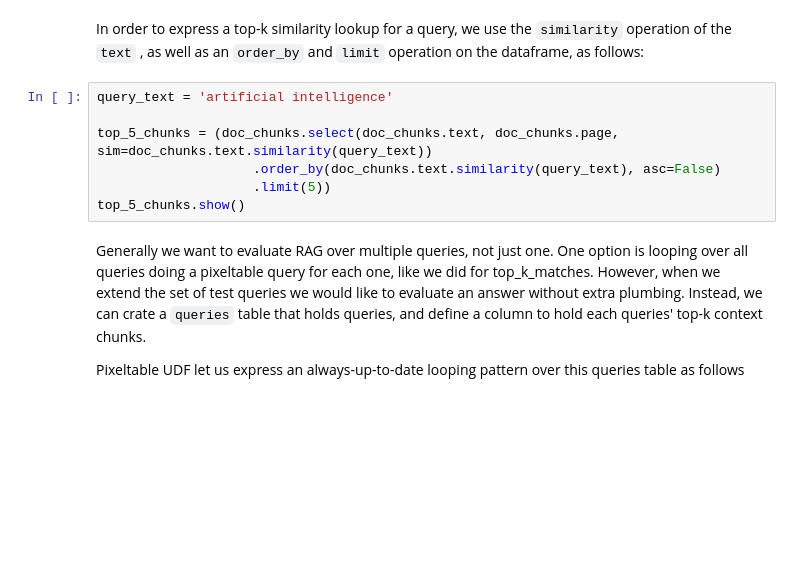
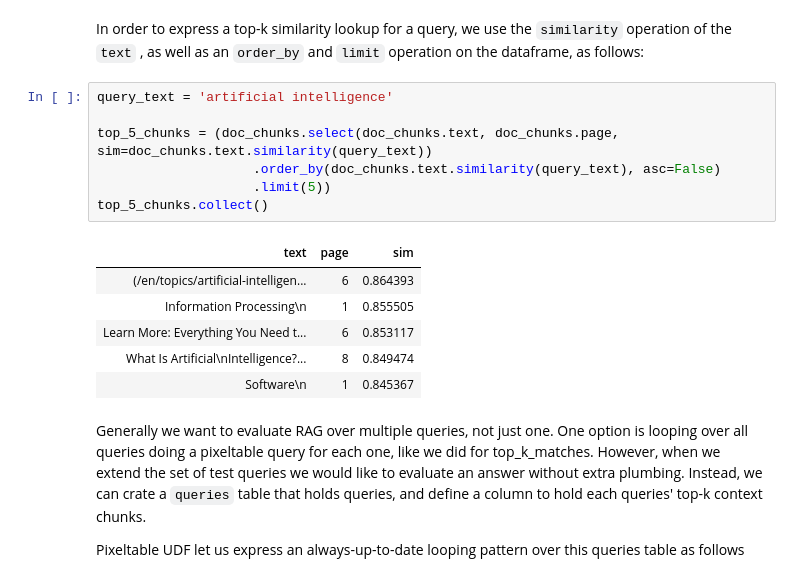
Before and after one commit to orm011/pixeltable, a Jupyter notebook: docs/tutorials/document-demo-anm.ipynb, the cells around one changed output. Cells and saved outputs as stored; diff of their text form; blank space fills up the shorter version.

```diff
--- a/docs/tutorials/document-demo-anm.ipynb
+++ b/docs/tutorials/document-demo-anm.ipynb
@@ -211,10 +213,17 @@ In order to express a top-k similarity lookup for a query, we use the `similarit
 # %%
 query_text = 'artificial intelligence'
 
 top_5_chunks = (doc_chunks.select(doc_chunks.text, doc_chunks.page, sim=doc_chunks.text.similarity(query_text))
                     .order_by(doc_chunks.text.similarity(query_text), asc=False)
                     .limit(5))
-top_5_chunks.show()
+top_5_chunks.collect()
+# %% [output]
+| text | page | sim |
+| (/en/topics/artificial-intelligen... | 6 | 0.864393 |
+| Information Processing\n | 1 | 0.855505 |
+| Learn More: Everything You Need t... | 6 | 0.853117 |
+| What Is Artificial\nIntelligence?... | 8 | 0.849474 |
+| Software\n | 1 | 0.845367 |
 # %% [markdown]
 Generally we want to evaluate RAG over multiple queries, not just one.
 One option is looping over all queries doing a pixeltable query for each one, like we did for top_k_matches.
```
Also changed, not shown: parts of 3 cells of this notebook.
